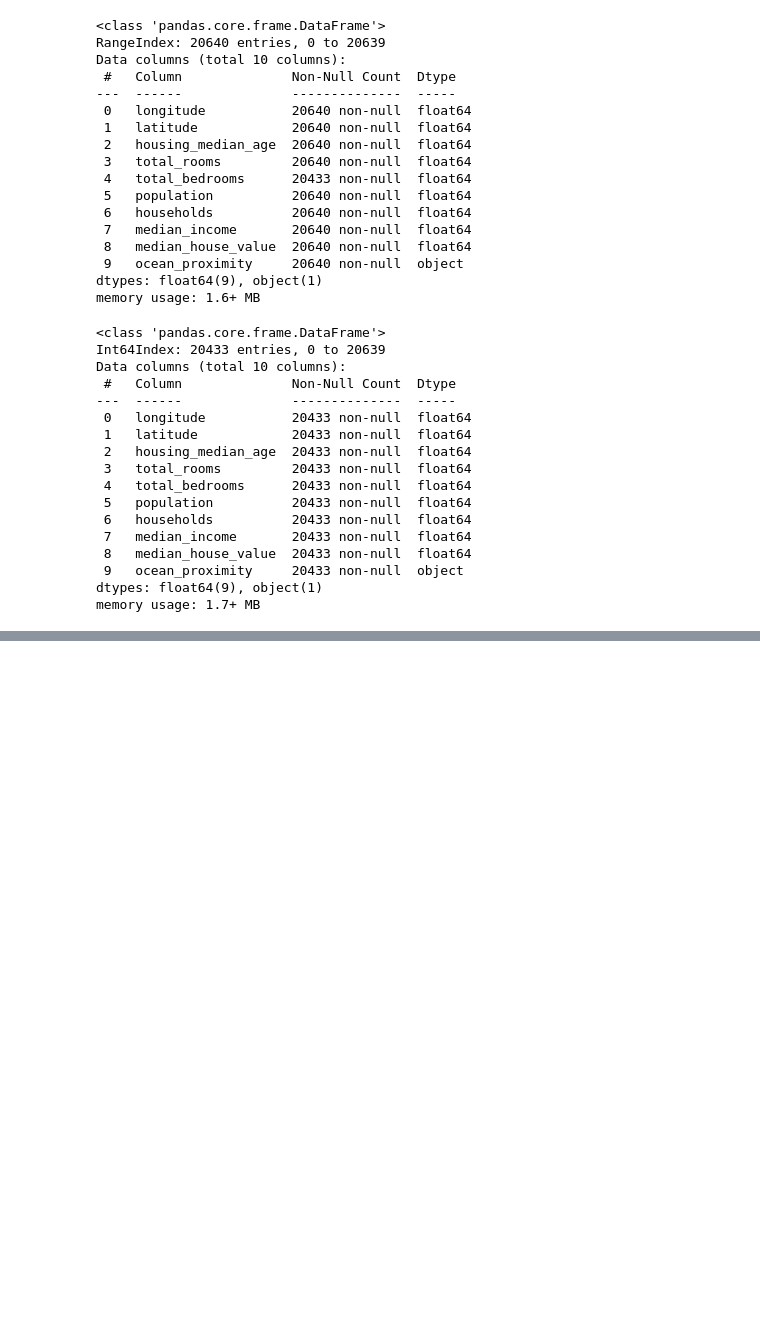
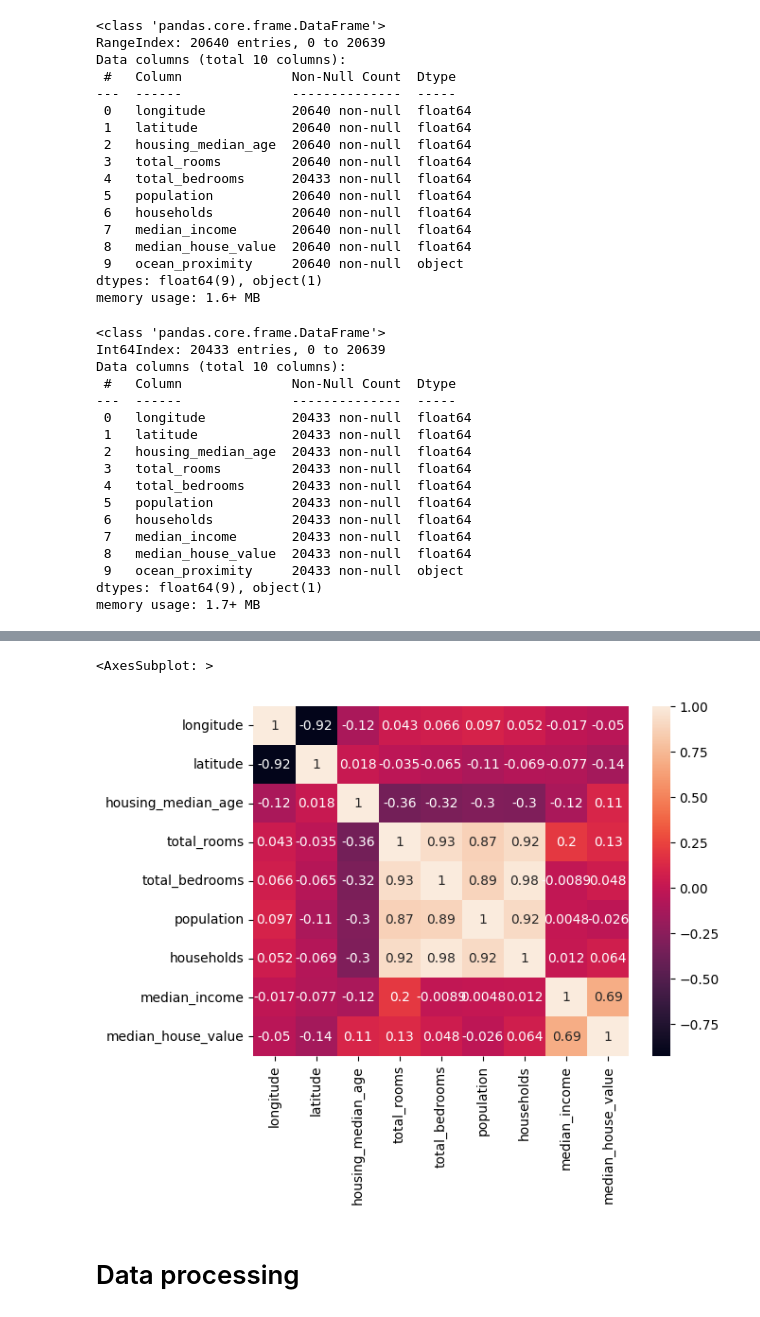
Before and after one commit to kerimcanguney/AI-Exercises, a Jupyter notebook: boston/housing.ipynb, the cells around one changed output, grey strips where cells are left out. Cells and saved outputs as stored; diff of their text form; code cells hidden in the pictures; blank space fills up the shorter version.

```diff
--- a/boston/housing.ipynb
+++ b/boston/housing.ipynb
@@ -89,0 +105,7 @@ array([[<AxesSubplot: title={'center': 'longitude'}>,
+# %%
+sns.heatmap(train_data.corr(), annot=True)
+# %% [output]
+<AxesSubplot: >
+[figure, added]
+# %% [markdown]
+# Data processing
```
Also changed, not shown: parts of 10 cells of this notebook.
